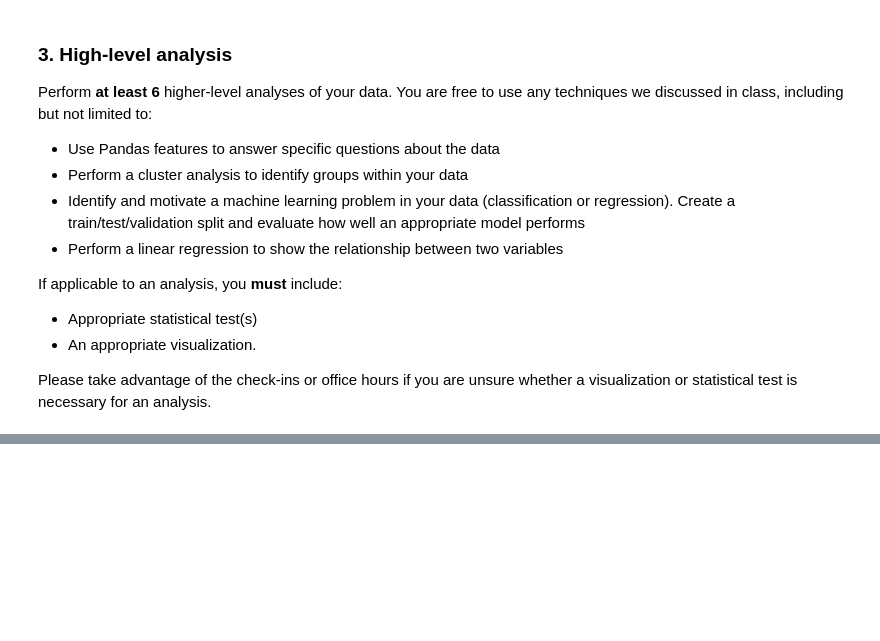
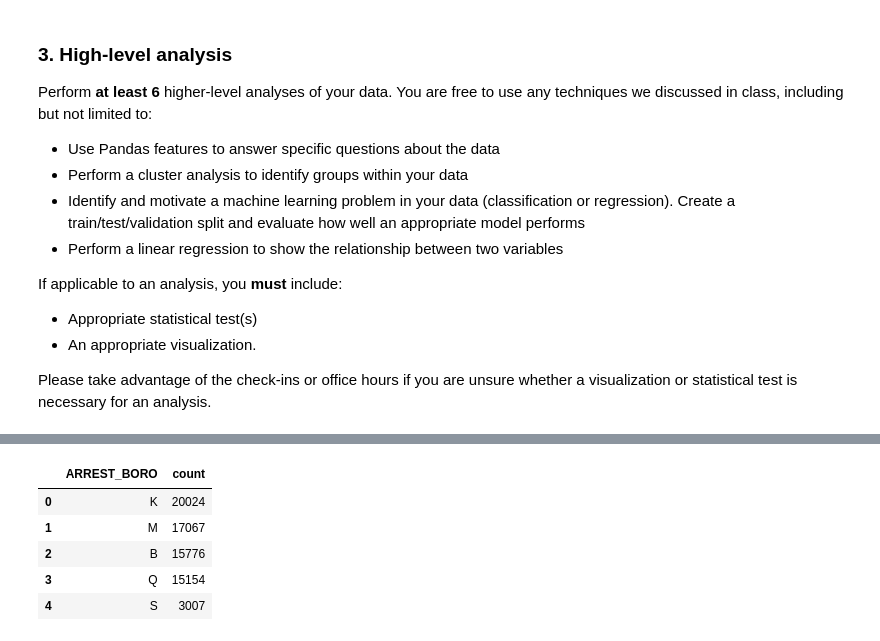
Before and after one commit to drod75/nyc-arrests-analysis, a Jupyter notebook: notebooks/highLevel.ipynb, the cells around one changed output, grey strips where cells are left out. Cells and saved outputs as stored; diff of their text form; code cells hidden in the pictures; blank space fills up the shorter version.

```diff
--- a/notebooks/highLevel.ipynb
+++ b/notebooks/highLevel.ipynb
@@ -30,0 +90,10 @@ df.head()
+# %%
+df_borough = df.groupby("ARREST_BORO", as_index=False)['ARREST_BORO'].value_counts().sort_values(by='count', ascending=False).reset_index(drop=True)
+df_borough.head()
+# %% [output]
+|  | ARREST_BORO | count |
+| 0 | K | 20024 |
+| 1 | M | 17067 |
+| 2 | B | 15776 |
+| 3 | Q | 15154 |
+| 4 | S | 3007 |
```
Also changed, not shown: parts of 9 cells of this notebook, 2 other files.
